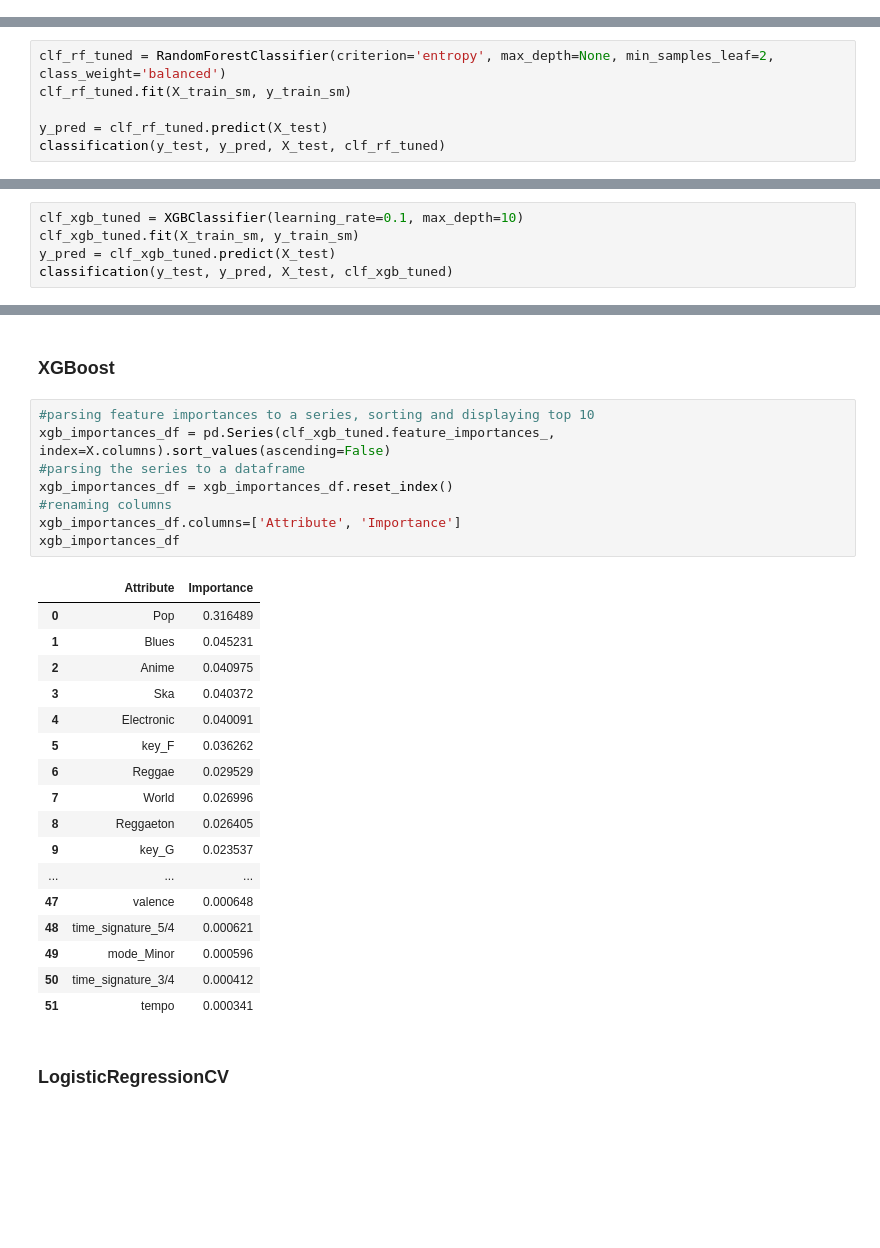
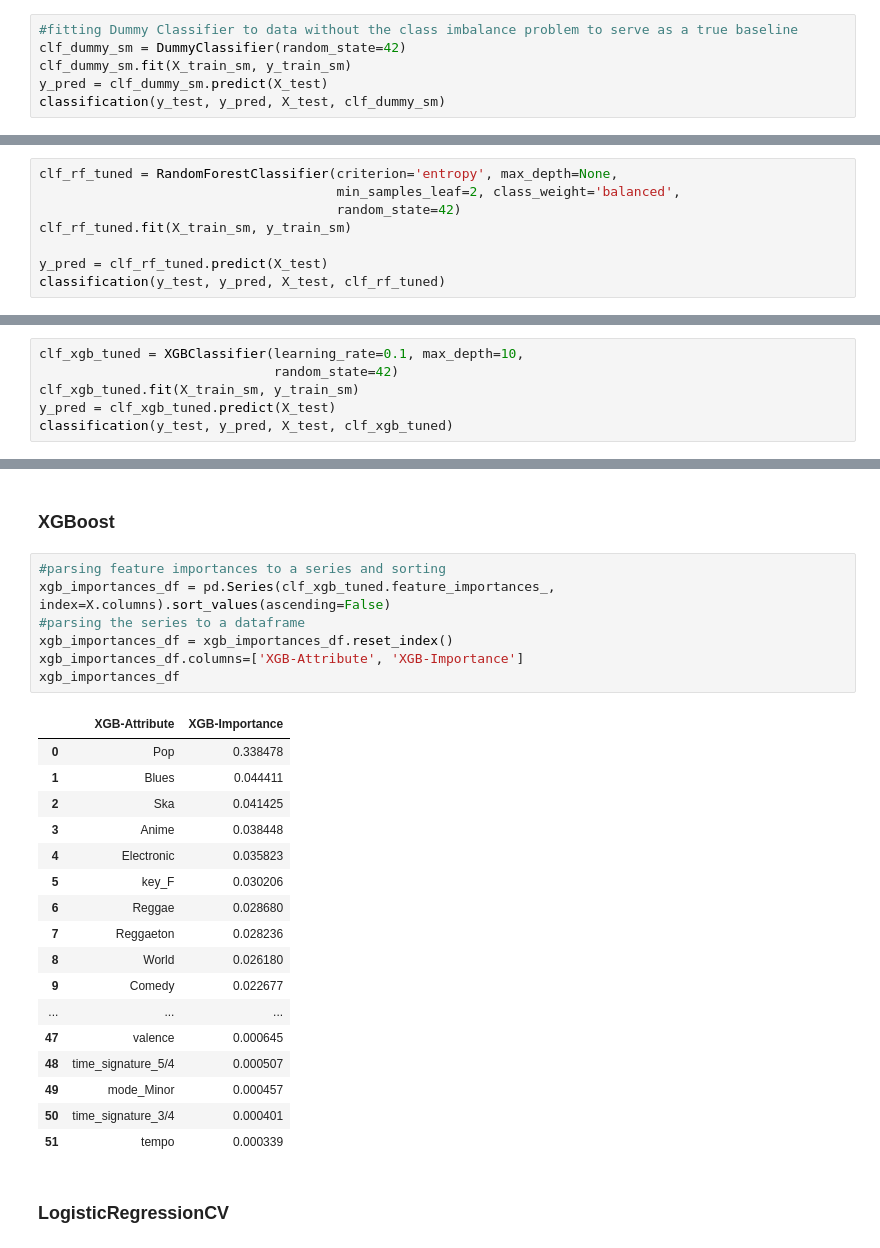
Before and after one commit to ebtezcan/Spotify-Song-Popularity-Prediction, a Jupyter notebook: final_notebook.ipynb, the cells around one changed output, grey strips where cells are left out. Saved outputs shown, nothing was run; the diff lists cells and outputs as text; blank space fills up the shorter version.

```diff
--- a/final_notebook.ipynb
+++ b/final_notebook.ipynb
@@ -641,0 +646,6 @@ Name: is_popular, dtype: float64
+# %%
+#fitting Dummy Classifier to data without the class imbalance problem to serve as a true baseline
+clf_dummy_sm = DummyClassifier(random_state=42)
+clf_dummy_sm.fit(X_train_sm, y_train_sm)
+y_pred = clf_dummy_sm.predict(X_test)
+classification(y_test, y_pred, X_test, clf_dummy_sm)
@@ -699,7 +728,9 @@ Our model is performing perfectly on the training data but not so much on the te
 # gridsearch.best_params_
 # #Results: {'criterion': 'entropy', 'max_depth': None, 'min_samples_leaf': 2}
 # %%
-clf_rf_tuned = RandomForestClassifier(criterion='entropy', max_depth=None, min_samples_leaf=2, class_weight='balanced')
+clf_rf_tuned = RandomForestClassifier(criterion='entropy', max_depth=None,
+                                      min_samples_leaf=2, class_weight='balanced',
+                                      random_state=42)
 clf_rf_tuned.fit(X_train_sm, y_train_sm)
 
 y_pred = clf_rf_tuned.predict(X_test)
@@ -787,7 +806,8 @@ Once again, our model is overfitting the training data. We can run another grids
 # gridsearch.best_params_
 # # Results: {'learning_rate': 0.1, 'max_depth': 10}
 # %%
-clf_xgb_tuned = XGBClassifier(learning_rate=0.1, max_depth=10)
+clf_xgb_tuned = XGBClassifier(learning_rate=0.1, max_depth=10,
+                              random_state=42)
 clf_xgb_tuned.fit(X_train_sm, y_train_sm)
 y_pred = clf_xgb_tuned.predict(X_test)
 classification(y_test, y_pred, X_test, clf_xgb_tuned)
@@ -1014,31 +1033,30 @@ rf_importances_df
 # %% [markdown]
 ### XGBoost
 # %%
-#parsing feature importances to a series, sorting and displaying top 10
+#parsing feature importances to a series and sorting
 xgb_importances_df = pd.Series(clf_xgb_tuned.feature_importances_, index=X.columns).sort_values(ascending=False)
 #parsing the series to a dataframe
 xgb_importances_df = xgb_importances_df.reset_index()
-#renaming columns
-xgb_importances_df.columns=['Attribute', 'Importance']
+xgb_importances_df.columns=['XGB-Attribute', 'XGB-Importance']
 xgb_importances_df
 # %% [output]
-|  | Attribute | Importance |
-| 0 | Pop | 0.316489 |
-| 1 | Blues | 0.045231 |
-| 2 | Anime | 0.040975 |
-| 3 | Ska | 0.040372 |
-| 4 | Electronic | 0.040091 |
-| 5 | key_F | 0.036262 |
-| 6 | Reggae | 0.029529 |
-| 7 | World | 0.026996 |
-| 8 | Reggaeton | 0.026405 |
-| 9 | key_G | 0.023537 |
+|  | XGB-Attribute | XGB-Importance |
+| 0 | Pop | 0.338478 |
+| 1 | Blues | 0.044411 |
+| 2 | Ska | 0.041425 |
+| 3 | Anime | 0.038448 |
+| 4 | Electronic | 0.035823 |
+| 5 | key_F | 0.030206 |
+| 6 | Reggae | 0.028680 |
+| 7 | Reggaeton | 0.028236 |
+| 8 | World | 0.026180 |
+| 9 | Comedy | 0.022677 |
 | ... | ... | ... |
-| 47 | valence | 0.000648 |
-| 48 | time_signature_5/4 | 0.000621 |
-| 49 | mode_Minor | 0.000596 |
-| 50 | time_signature_3/4 | 0.000412 |
-| 51 | tempo | 0.000341 |
+| 47 | valence | 0.000645 |
+| 48 | time_signature_5/4 | 0.000507 |
+| 49 | mode_Minor | 0.000457 |
+| 50 | time_signature_3/4 | 0.000401 |
+| 51 | tempo | 0.000339 |
 # %% [markdown]
 ### LogisticRegressionCV
 # %%
```
Also changed, not shown: parts of 62 cells of this notebook, 1 other file.
